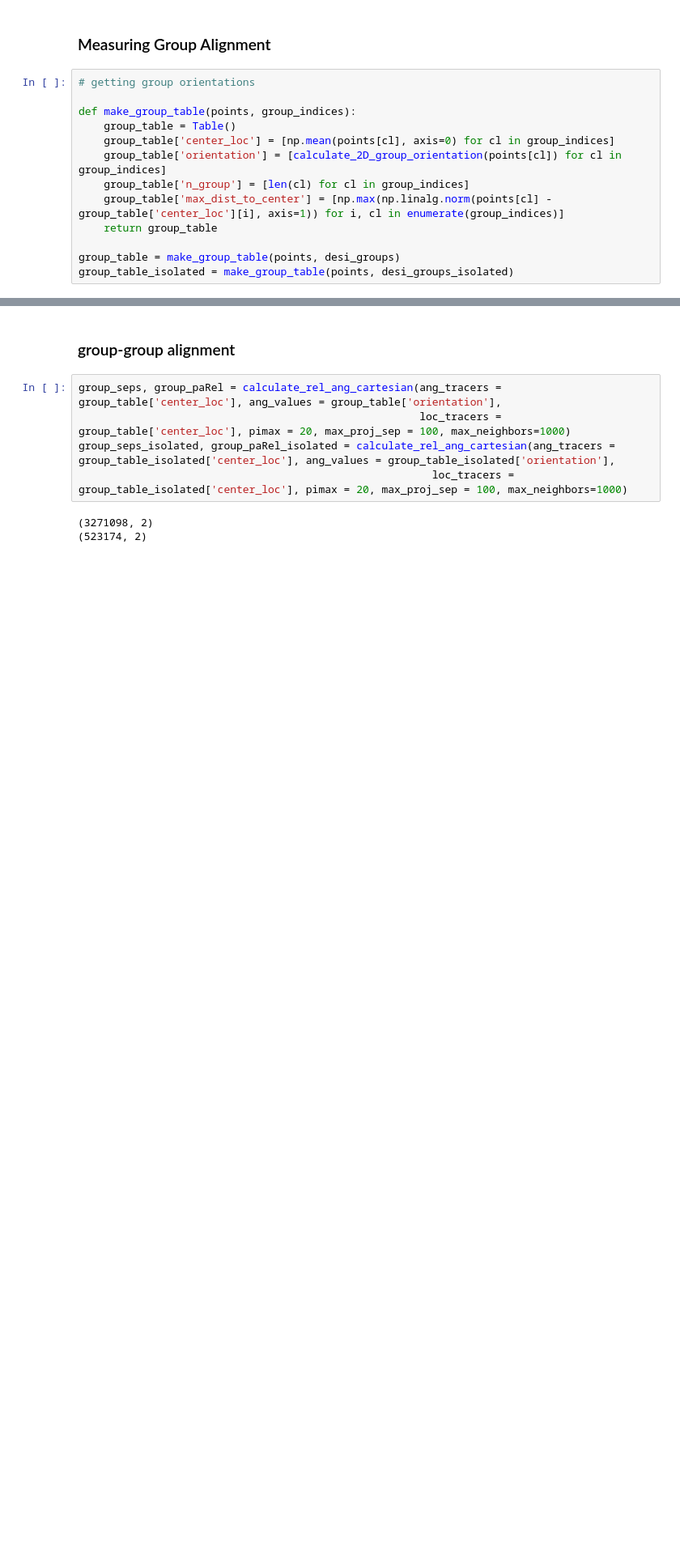
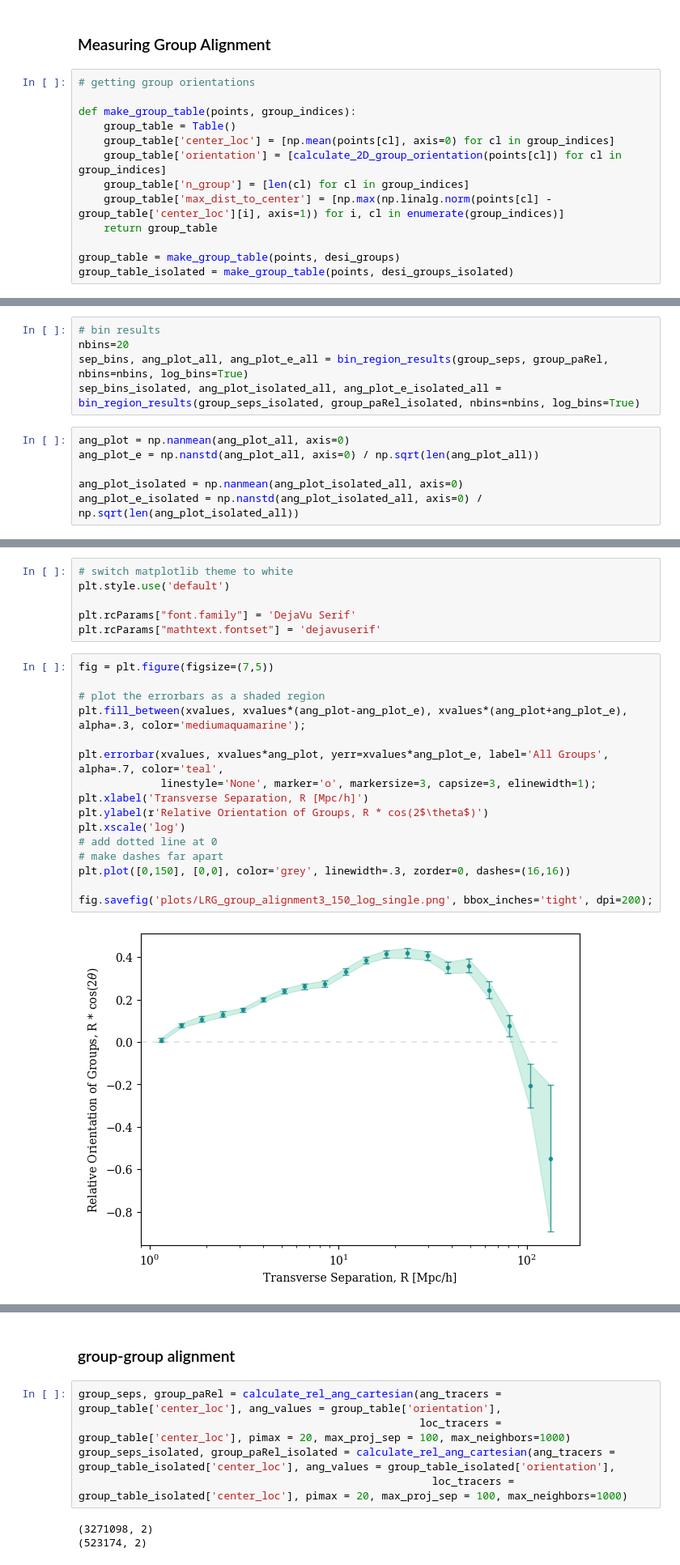
Before and after one commit to cmlamman/spec-IA, a Jupyter notebook: testing_justDESI.ipynb, the cells around one changed output, grey strips where cells are left out. Shown at 81% size. Cells and saved outputs as stored; diff of their text form; blank space fills up the shorter version.

```diff
--- a/testing_justDESI.ipynb
+++ b/testing_justDESI.ipynb
@@ -127,2 +127,13 @@ ang_plot_isolated, ang_plot_e_isolated = bin_sum_not_scipy(group_seps_isolated,
+# %%
+# bin results
+nbins=20
+sep_bins, ang_plot_all, ang_plot_e_all = bin_region_results(group_seps, group_paRel, nbins=nbins, log_bins=True)
+sep_bins_isolated, ang_plot_isolated_all, ang_plot_e_isolated_all = bin_region_results(group_seps_isolated, group_paRel_isolated, nbins=nbins, log_bins=True)
+# %%
+ang_plot = np.nanmean(ang_plot_all, axis=0)
+ang_plot_e = np.nanstd(ang_plot_all, axis=0) / np.sqrt(len(ang_plot_all))
+
+ang_plot_isolated = np.nanmean(ang_plot_isolated_all, axis=0)
+ang_plot_e_isolated = np.nanstd(ang_plot_isolated_all, axis=0) / np.sqrt(len(ang_plot_isolated_all))
 # %%
 fig = plt.figure(figsize=(15,5))
@@ -155,0 +170,24 @@ fig.savefig('plots/LRG_group_alignment.png', bbox_inches='tight', dpi=200);
+# %%
+# switch matplotlib theme to white
+plt.style.use('default')
+
+plt.rcParams["font.family"] = 'DejaVu Serif'
+plt.rcParams["mathtext.fontset"] = 'dejavuserif'
+# %%
+fig = plt.figure(figsize=(7,5))
+
+# plot the errorbars as a shaded region
+plt.fill_between(xvalues, xvalues*(ang_plot-ang_plot_e), xvalues*(ang_plot+ang_plot_e), alpha=.3, color='mediumaquamarine');
+
+plt.errorbar(xvalues, xvalues*ang_plot, yerr=xvalues*ang_plot_e, label='All Groups', alpha=.7, color='teal',
+             linestyle='None', marker='o', markersize=3, capsize=3, elinewidth=1);
+plt.xlabel('Transverse Separation, R [Mpc/h]')
+plt.ylabel(r'Relative Orientation of Groups, R * cos(2$\theta$)')
+plt.xscale('log')
+# add dotted line at 0
+# make dashes far apart
+plt.plot([0,150], [0,0], color='grey', linewidth=.3, zorder=0, dashes=(16,16))
+
+fig.savefig('plots/LRG_group_alignment3_150_log_single.png', bbox_inches='tight', dpi=200);
+# %% [output]
+[figure, added]
```
Also changed, not shown: parts of 14 cells of this notebook, 17 other files.
